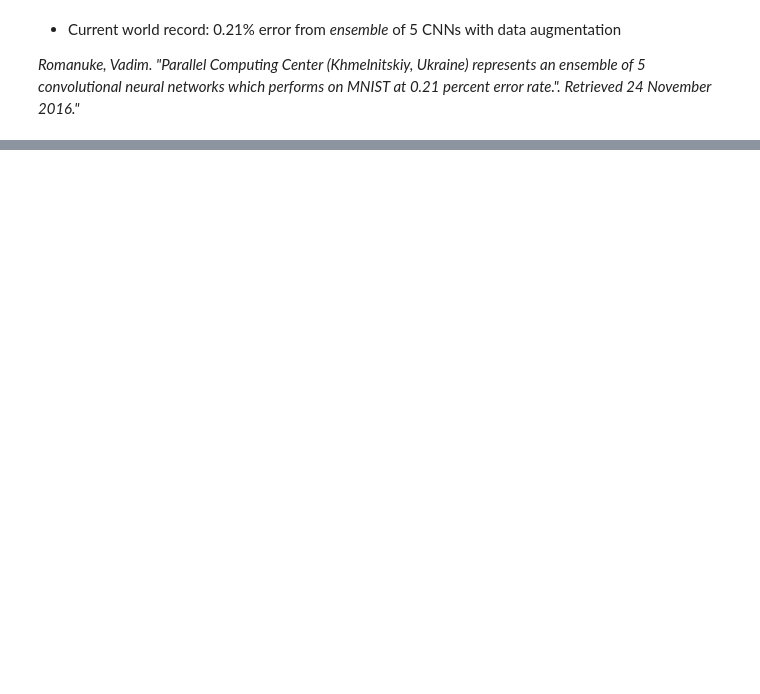
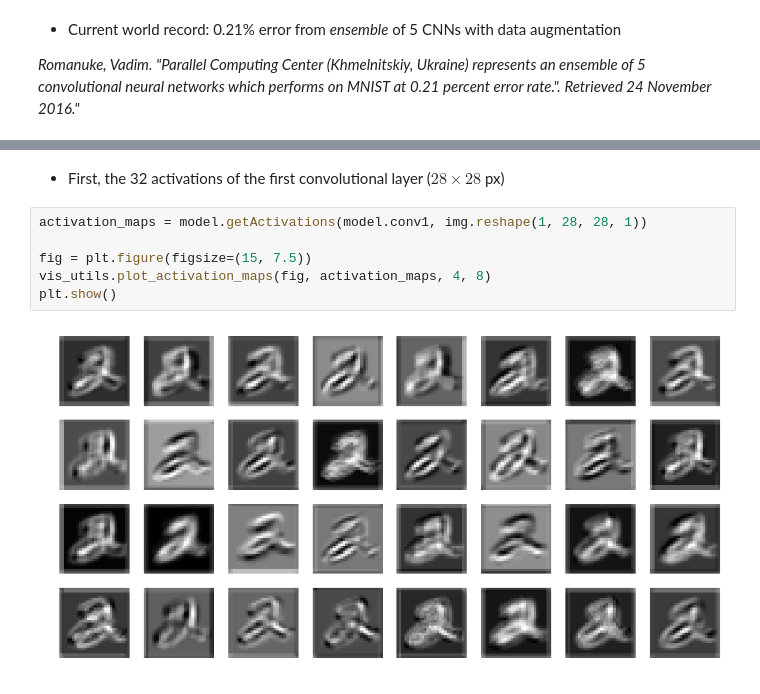
Before and after one commit to jcboyd/deep-learning-workshop, a Jupyter notebook: main.ipynb, the cells around one changed output, grey strips where cells are left out. Saved outputs shown, nothing was run; the diff lists cells and outputs as text; blank space fills up the shorter version.

```diff
--- a/main.ipynb
+++ b/main.ipynb
@@ -463,0 +473,10 @@ plot_confusion_matrix(ax, confusion_matrix, classes, fontsize=15)
+# %% [markdown]
+* First, the 32 activations of the first convolutional layer ($28 \times 28$ px)
+# %%
+activation_maps = model.getActivations(model.conv1, img.reshape(1, 28, 28, 1))
+
+fig = plt.figure(figsize=(15, 7.5))
+vis_utils.plot_activation_maps(fig, activation_maps, 4, 8)
+plt.show()
+# %% [output]
+[figure, added]
```
Also changed, not shown: parts of 16 cells of this notebook, 5 other files.
